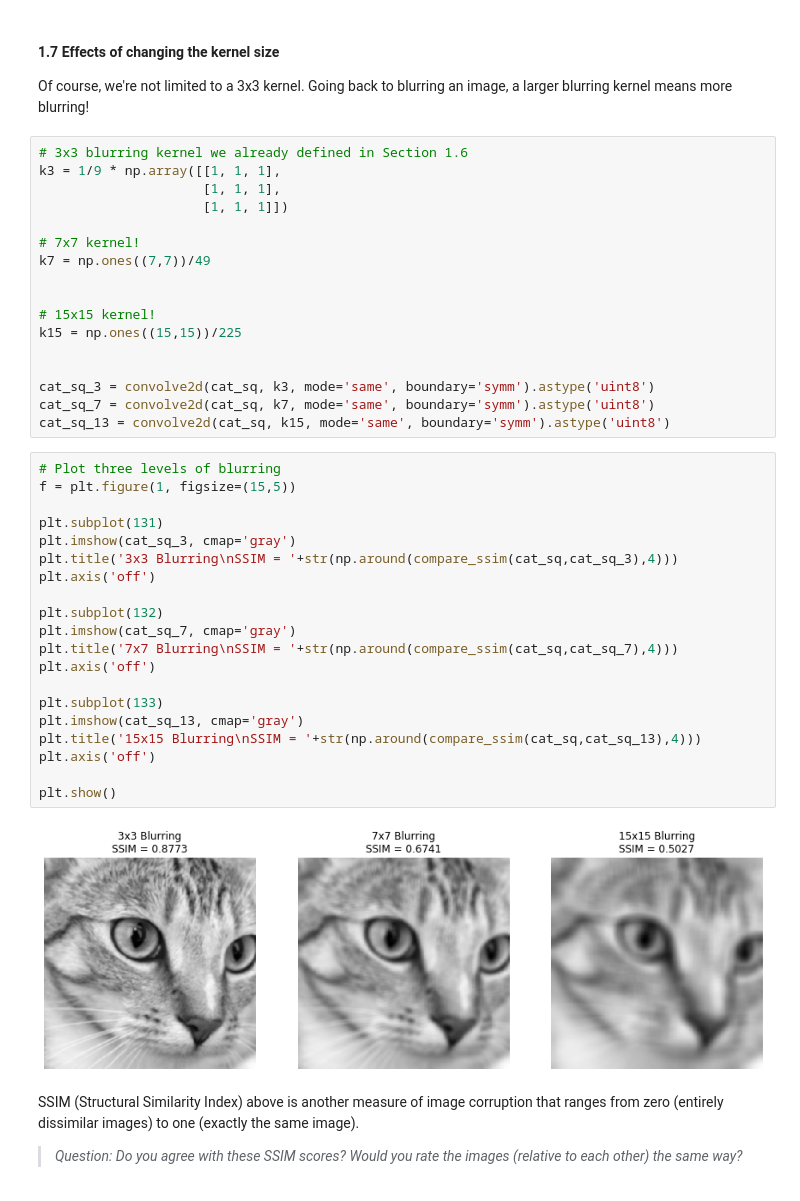
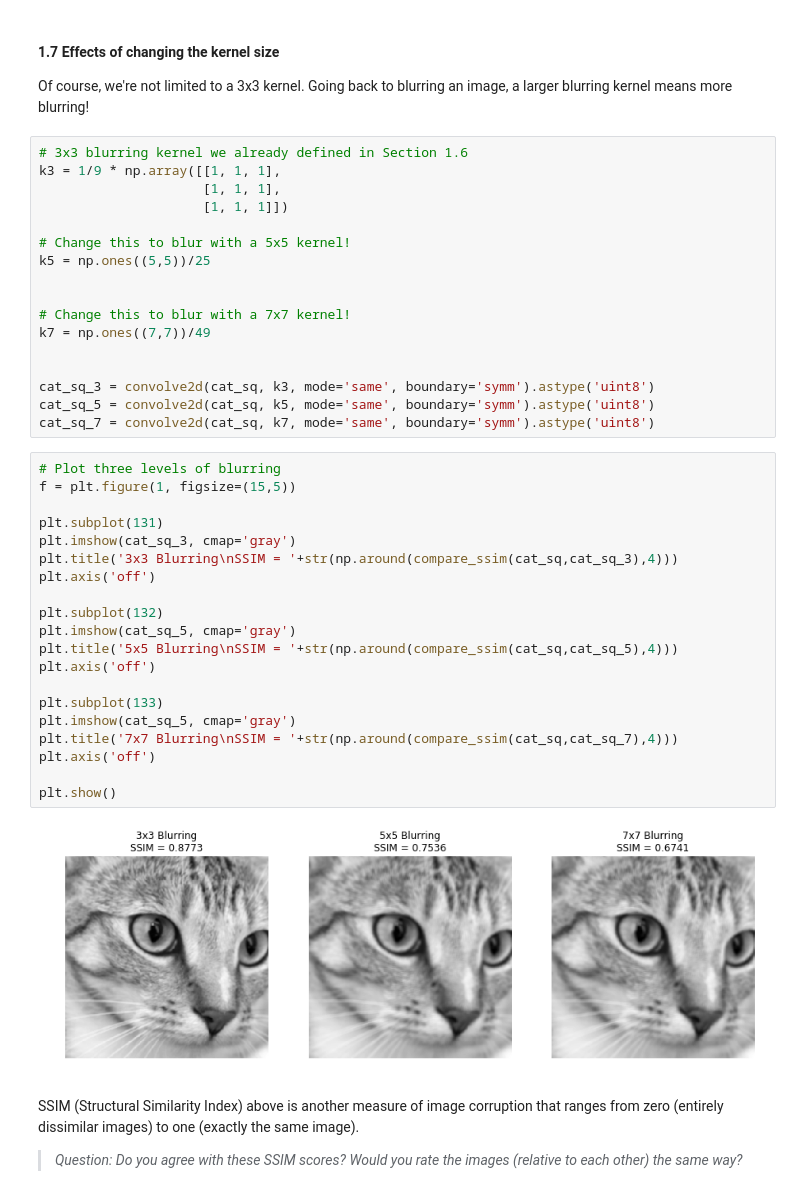
Before and after one commit to nerdslab/HandsOnTech, a Jupyter notebook: HOT_Demo/Hands_on_Tech_Image_Processing.ipynb, the cells around one changed output. Saved outputs shown, nothing was run; the diff lists cells and outputs as text.

```diff
--- a/HOT_Demo/Hands_on_Tech_Image_Processing.ipynb
+++ b/HOT_Demo/Hands_on_Tech_Image_Processing.ipynb
@@ -224,39 +229,39 @@ k3 = 1/9 * np.array([[1, 1, 1],
                      [1, 1, 1],
                      [1, 1, 1]])
 
-# 7x7 kernel!
+# Change this to blur with a 5x5 kernel!
+k5 = np.ones((5,5))/25
+
+
+# Change this to blur with a 7x7 kernel!
 k7 = np.ones((7,7))/49
 
 
-# 15x15 kernel!
-k15 = np.ones((15,15))/225
-
-
 cat_sq_3 = convolve2d(cat_sq, k3, mode='same', boundary='symm').astype('uint8')
+cat_sq_5 = convolve2d(cat_sq, k5, mode='same', boundary='symm').astype('uint8')
 cat_sq_7 = convolve2d(cat_sq, k7, mode='same', boundary='symm').astype('uint8')
-cat_sq_13 = convolve2d(cat_sq, k15, mode='same', boundary='symm').astype('uint8')
 # %%
 # Plot three levels of blurring
 f = plt.figure(1, figsize=(15,5))
 
 plt.subplot(131)
 plt.imshow(cat_sq_3, cmap='gray')
 plt.title('3x3 Blurring\nSSIM = '+str(np.around(compare_ssim(cat_sq,cat_sq_3),4)))
 plt.axis('off')
 
 plt.subplot(132)
-plt.imshow(cat_sq_7, cmap='gray')
+plt.imshow(cat_sq_5, cmap='gray')
+plt.title('5x5 Blurring\nSSIM = '+str(np.around(compare_ssim(cat_sq,cat_sq_5),4)))
+plt.axis('off')
+
+plt.subplot(133)
+plt.imshow(cat_sq_5, cmap='gray')
 plt.title('7x7 Blurring\nSSIM = '+str(np.around(compare_ssim(cat_sq,cat_sq_7),4)))
 plt.axis('off')
 
-plt.subplot(133)
-plt.imshow(cat_sq_13, cmap='gray')
-plt.title('15x15 Blurring\nSSIM = '+str(np.around(compare_ssim(cat_sq,cat_sq_13),4)))
-plt.axis('off')
-
 plt.show()
 # %% [output]
-[figure, old version]
+[figure, new version]
 # %% [markdown]
 SSIM (Structural Similarity Index) above is another measure of image corruption that ranges from zero (entirely dissimilar images) to one (exactly the same image).
 
```
Also changed, not shown: parts of 15 cells of this notebook.
